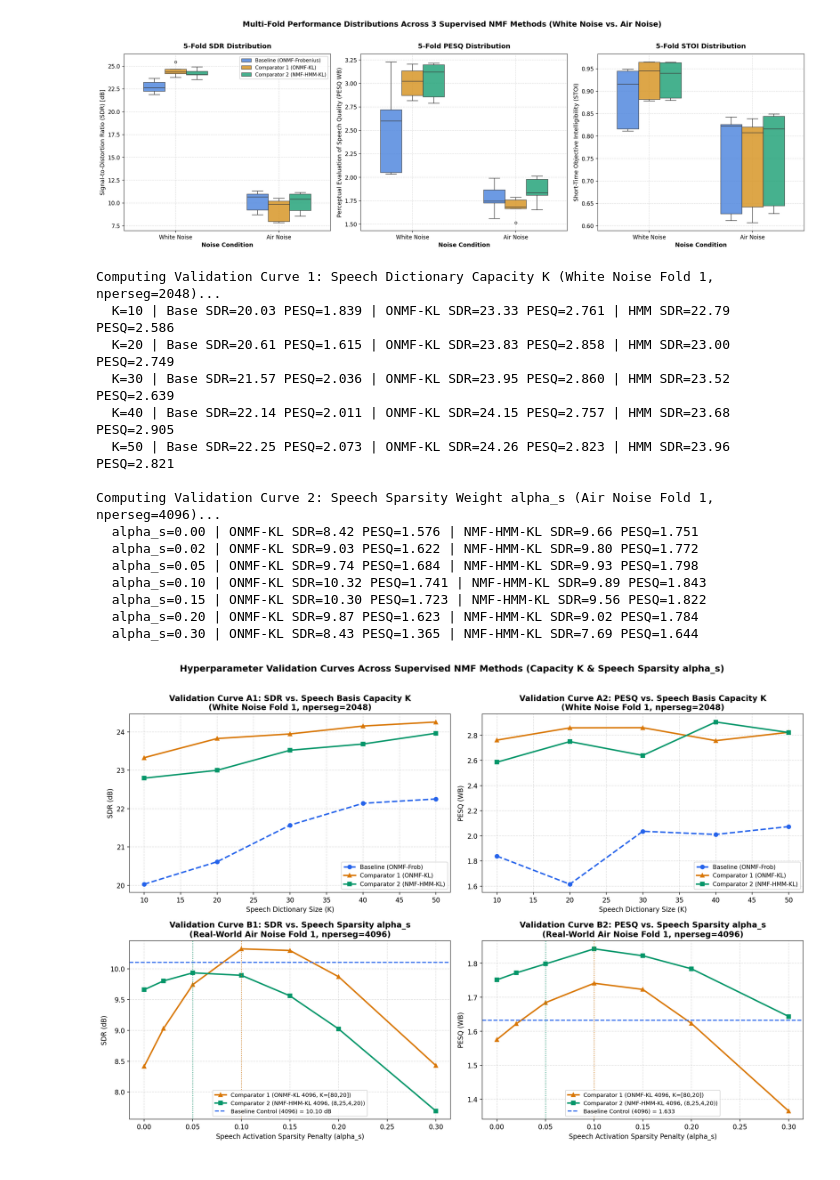
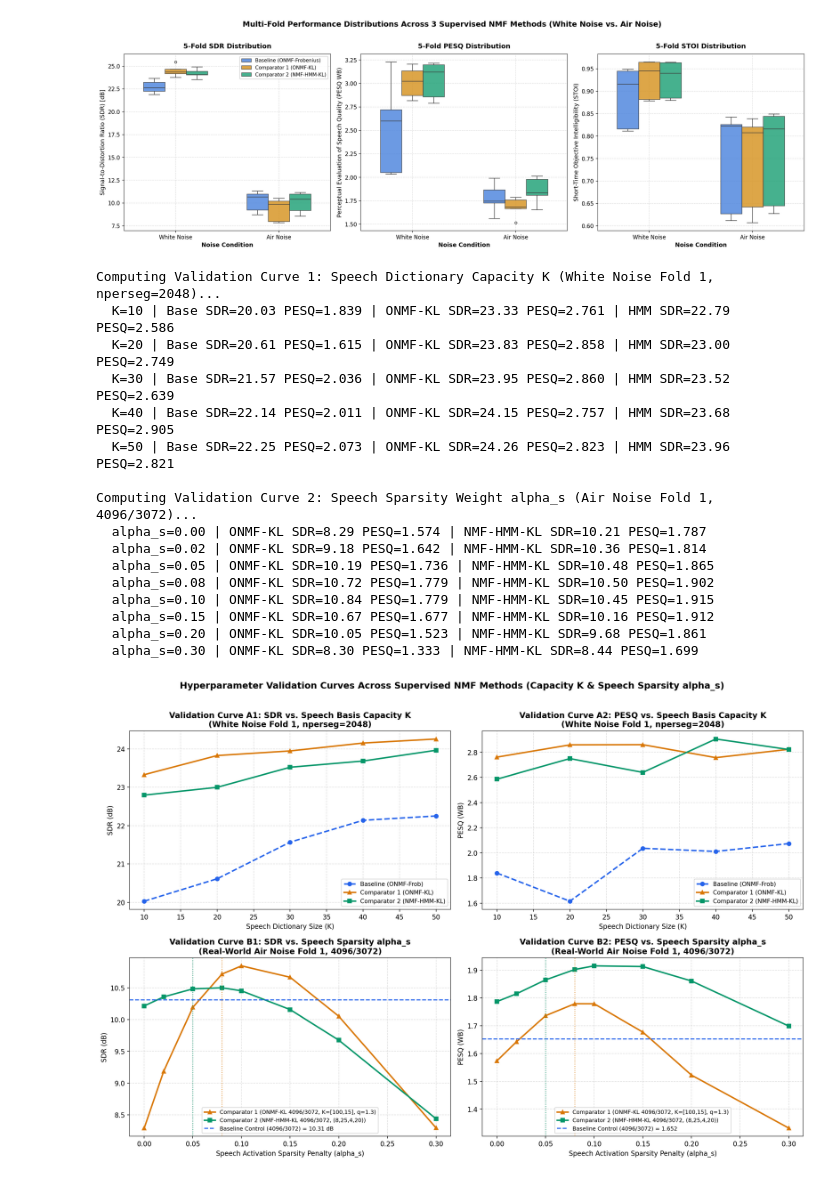
Before and after one commit to Subject-2407/nmf-speech-enhancement-benchmark, a Jupyter notebook: benchmarks/03_statistical_analysis.ipynb, the cells around one changed output. Drawn from its saved outputs; the diff is of its cells as text; code cells hidden in the pictures.

```diff
--- a/benchmarks/03_statistical_analysis.ipynb
+++ b/benchmarks/03_statistical_analysis.ipynb
@@ -994,31 +994,31 @@ for K in k_values:
 
     print(f"  K={K:2d} | Base SDR={rb['SDR']:.2f} PESQ={rb['PESQ']:.3f} | ONMF-KL SDR={r1['SDR']:.2f} PESQ={r1['PESQ']:.3f} | HMM SDR={r2['SDR']:.2f} PESQ={r2['PESQ']:.3f}")
 
-# 2. Speech Sparsity Weight alpha_s Sensitivity on Real-World Air Noise Fold 1 (nperseg=4096)
-_, _, stft_sp_4k_val = signal.stft(sp_train[:, 0] if sp_train.ndim > 1 else sp_train, rate_sp, nperseg=4096, noverlap=2048)
-_, _, stft_na_4k_val = signal.stft(n_air_train, rate_na, nperseg=4096, noverlap=2048)
-_, _, val_stft_a4k = signal.stft(val_mix_a, rate_s, nperseg=4096, noverlap=2048)
+# 2. Speech Sparsity Weight alpha_s Sensitivity on Real-World Air Noise Fold 1 (nperseg=4096, noverlap=3072)
+_, _, stft_sp_4k_val = signal.stft(sp_train[:, 0] if sp_train.ndim > 1 else sp_train, rate_sp, nperseg=4096, noverlap=3072)
+_, _, stft_na_4k_val = signal.stft(n_air_train, rate_na, nperseg=4096, noverlap=3072)
+_, _, val_stft_a4k = signal.stft(val_mix_a, rate_s, nperseg=4096, noverlap=3072)
 Spec_sp_4k_val, Spec_na_4k_val = np.abs(stft_sp_4k_val), np.abs(stft_na_4k_val)
 
 np.random.seed(RANDOM_SEED)
-bc_val_4k = Baseline_ONMF_Frobenius(n_components=[50, 10], iterations=100, alpha=100, nperseg=4096, noverlap=2048)
+bc_val_4k = Baseline_ONMF_Frobenius(n_components=[50, 10], iterations=100, alpha=100, nperseg=4096, noverlap=3072)
 bc_val_4k.fit_dictionaries(Spec_sp_4k_val, Spec_na_4k_val)
 sb_v4, nb_v4, _ = bc_val_4k.separate_fold(val_stft_a4k, fs=rate_s)
 r_bc_v4 = calculate_full_metrics(sb_v4, nb_v4, s_val_ref, na_val_ref, fs=rate_s)
 
 np.random.seed(RANDOM_SEED)
-kl_val_4k = Comparator1_ONMF_KL(n_components=[80, 20], iterations=100, alpha_s=0.0, wiener_q=1.0, nperseg=4096, noverlap=2048)
+kl_val_4k = Comparator1_ONMF_KL(n_components=[100, 15], iterations=100, alpha_s=0.0, wiener_q=1.3, nperseg=4096, noverlap=3072)
 kl_val_4k.fit_dictionaries(Spec_sp_4k_val, Spec_na_4k_val)
 
 np.random.seed(RANDOM_SEED)
 hm_val_4k = Comparator2_NMF_HMM_KL(n_states=8, k_speech_per_state=25, n_noise_states=4, k_noise_per_state=20,
-                                   em_iters=30, online_iters=15, stft_scale=1.0/32.0, alpha_s=0.0, nperseg=4096, noverlap=2048)
+                                   em_iters=30, online_iters=15, stft_scale=1.0/32.0, alpha_s=0.0, nperseg=4096, noverlap=3072)
 hm_val_4k.fit_dictionaries(Spec_sp_4k_val, Spec_na_4k_val)
 
-alpha_values = [0.00, 0.02, 0.05, 0.10, 0.15, 0.20, 0.30]
+alpha_values = [0.00, 0.02, 0.05, 0.08, 0.10, 0.15, 0.20, 0.30]
 alpha_curves = {"ONMF-KL": {"SDR": [], "PESQ": []}, "NMF-HMM-KL": {"SDR": [], "PESQ": []}}
 
-print("\nComputing Validation Curve 2: Speech Sparsity Weight alpha_s (Air Noise Fold 1, nperseg=4096)...")
+print("\nComputing Validation Curve 2: Speech Sparsity Weight alpha_s (Air Noise Fold 1, 4096/3072)...")
 for a_s in alpha_values:
     kl_val_4k.alpha_s = a_s
     np.random.seed(RANDOM_SEED)
@@ -1046,55 +1046,56 @@ axes[0, 0].set_xlabel("Speech Dictionary Size (K)"); axes[0, 0].set_ylabel("SDR
 axes[0, 0].legend(fontsize=8.8); axes[0, 0].grid(True)
 
 axes[0, 1].plot(k_values, k_curves["Baseline"]["PESQ"], 'o--', color='#2563EB', lw=2.2, label="Baseline (ONMF-Frob)")
 axes[0, 1].plot(k_values, k_curves["ONMF-KL"]["PESQ"], '^-', color='#D97706', lw=2.2, label="Comparator 1 (ONMF-KL)")
 axes[0, 1].plot(k_values, k_curves["NMF-HMM-KL"]["PESQ"], 's-', color='#059669', lw=2.2, label="Comparator 2 (NMF-HMM-KL)")
 axes[0, 1].set_title("Validation Curve A2: PESQ vs. Speech Basis Capacity K\n(White Noise Fold 1, nperseg=2048)", fontweight='bold')
 axes[0, 1].set_xlabel("Speech Dictionary Size (K)"); axes[0, 1].set_ylabel("PESQ (WB)")
 axes[0, 1].legend(fontsize=8.8); axes[0, 1].grid(True)
 
-# Row 1: Speech Sparsity alpha_s (Air Noise 4096)
-axes[1, 0].plot(alpha_values, alpha_curves["ONMF-KL"]["SDR"], '^-', color='#D97706', lw=2.2, label="Comparator 1 (ONMF-KL 4096, K=[80,20])")
-axes[1, 0].plot(alpha_values, alpha_curves["NMF-HMM-KL"]["SDR"], 's-', color='#059669', lw=2.2, label="Comparator 2 (NMF-HMM-KL 4096, (8,25,4,20))")
-axes[1, 0].axhline(r_bc_v4["SDR"], color='#2563EB', ls='--', lw=1.6, label=f"Baseline Control (4096) = {r_bc_v4['SDR']:.2f} dB")
-axes[1, 0].axvline(0.10, color='#D97706', ls=':', lw=1.2, alpha=0.8)
+# Row 1: Speech Sparsity alpha_s (Air Noise 4096/3072)
+axes[1, 0].plot(alpha_values, alpha_curves["ONMF-KL"]["SDR"], '^-', color='#D97706', lw=2.2, label="Comparator 1 (ONMF-KL 4096/3072, K=[100,15], q=1.3)")
+axes[1, 0].plot(alpha_values, alpha_curves["NMF-HMM-KL"]["SDR"], 's-', color='#059669', lw=2.2, label="Comparator 2 (NMF-HMM-KL 4096/3072, (8,25,4,20))")
+axes[1, 0].axhline(r_bc_v4["SDR"], color='#2563EB', ls='--', lw=1.6, label=f"Baseline Control (4096/3072) = {r_bc_v4['SDR']:.2f} dB")
+axes[1, 0].axvline(0.08, color='#D97706', ls=':', lw=1.2, alpha=0.8)
 axes[1, 0].axvline(0.05, color='#059669', ls=':', lw=1.2, alpha=0.8)
-axes[1, 0].set_title("Validation Curve B1: SDR vs. Speech Sparsity alpha_s\n(Real-World Air Noise Fold 1, nperseg=4096)", fontweight='bold')
+axes[1, 0].set_title("Validation Curve B1: SDR vs. Speech Sparsity alpha_s\n(Real-World Air Noise Fold 1, 4096/3072)", fontweight='bold')
 axes[1, 0].set_xlabel("Speech Activation Sparsity Penalty (alpha_s)"); axes[1, 0].set_ylabel("SDR (dB)")
-axes[1, 0].legend(fontsize=8.5); axes[1, 0].grid(True)
+axes[1, 0].legend(fontsize=8.3); axes[1, 0].grid(True)
 
-axes[1, 1].plot(alpha_values, alpha_curves["ONMF-KL"]["PESQ"], '^-', color='#D97706', lw=2.2, label="Comparator 1 (ONMF-KL 4096, K=[80,20])")
-axes[1, 1].plot(alpha_values, alpha_curves["NMF-HMM-KL"]["PESQ"], 's-', color='#059669', lw=2.2, label="Comparator 2 (NMF-HMM-KL 4096, (8,25,4,20))")
-axes[1, 1].axhline(r_bc_v4["PESQ"], color='#2563EB', ls='--', lw=1.6, label=f"Baseline Control (4096) = {r_bc_v4['PESQ']:.3f}")
-axes[1, 1].axvline(0.10, color='#D97706', ls=':', lw=1.2, alpha=0.8)
+axes[1, 1].plot(alpha_values, alpha_curves["ONMF-KL"]["PESQ"], '^-', color='#D97706', lw=2.2, label="Comparator 1 (ONMF-KL 4096/3072, K=[100,15], q=1.3)")
+axes[1, 1].plot(alpha_values, alpha_curves["NMF-HMM-KL"]["PESQ"], 's-', color='#059669', lw=2.2, label="Comparator 2 (NMF-HMM-KL 4096/3072, (8,25,4,20))")
+axes[1, 1].axhline(r_bc_v4["PESQ"], color='#2563EB', ls='--', lw=1.6, label=f"Baseline Control (4096/3072) = {r_bc_v4['PESQ']:.3f}")
+axes[1, 1].axvline(0.08, color='#D97706', ls=':', lw=1.2, alpha=0.8)
 axes[1, 1].axvline(0.05, color='#059669', ls=':', lw=1.2, alpha=0.8)
-axes[1, 1].set_title("Validation Curve B2: PESQ vs. Speech Sparsity alpha_s\n(Real-World Air Noise Fold 1, nperseg=4096)", fontweight='bold')
+axes[1, 1].set_title("Validation Curve B2: PESQ vs. Speech Sparsity alpha_s\n(Real-World Air Noise Fold 1, 4096/3072)", fontweight='bold')
 axes[1, 1].set_xlabel("Speech Activation Sparsity Penalty (alpha_s)"); axes[1, 1].set_ylabel("PESQ (WB)")
-axes[1, 1].legend(fontsize=8.5); axes[1, 1].grid(True)
+axes[1, 1].legend(fontsize=8.3); axes[1, 1].grid(True)
 
 plt.suptitle("Hyperparameter Validation Curves Across Supervised NMF Methods (Capacity K & Speech Sparsity alpha_s)",
              fontsize=13.5, fontweight='bold', y=1.01)
 plt.tight_layout()
 val_path = os.path.join(figures_dir, "validation_curve.png")
 plt.savefig(val_path, dpi=170, bbox_inches='tight')
 plt.close()
 display(Image(filename=val_path))
 # %% [output]
 Computing Validation Curve 1: Speech Dictionary Capacity K (White Noise Fold 1, nperseg=2048)...
   K=10 | Base SDR=20.03 PESQ=1.839 | ONMF-KL SDR=23.33 PESQ=2.761 | HMM SDR=22.79 PESQ=2.586
   K=20 | Base SDR=20.61 PESQ=1.615 | ONMF-KL SDR=23.83 PESQ=2.858 | HMM SDR=23.00 PESQ=2.749
   K=30 | Base SDR=21.57 PESQ=2.036 | ONMF-KL SDR=23.95 PESQ=2.860 | HMM SDR=23.52 PESQ=2.639
   K=40 | Base SDR=22.14 PESQ=2.011 | ONMF-KL SDR=24.15 PESQ=2.757 | HMM SDR=23.68 PESQ=2.905
   K=50 | Base SDR=22.25 PESQ=2.073 | ONMF-KL SDR=24.26 PESQ=2.823 | HMM SDR=23.96 PESQ=2.821
 
-Computing Validation Curve 2: Speech Sparsity Weight alpha_s (Air Noise Fold 1, nperseg=4096)...
-  alpha_s=0.00 | ONMF-KL SDR=8.42 PESQ=1.576 | NMF-HMM-KL SDR=9.66 PESQ=1.751
-  alpha_s=0.02 | ONMF-KL SDR=9.03 PESQ=1.622 | NMF-HMM-KL SDR=9.80 PESQ=1.772
-  alpha_s=0.05 | ONMF-KL SDR=9.74 PESQ=1.684 | NMF-HMM-KL SDR=9.93 PESQ=1.798
-  alpha_s=0.10 | ONMF-KL SDR=10.32 PESQ=1.741 | NMF-HMM-KL SDR=9.89 PESQ=1.843
-  alpha_s=0.15 | ONMF-KL SDR=10.30 PESQ=1.723 | NMF-HMM-KL SDR=9.56 PESQ=1.822
-  alpha_s=0.20 | ONMF-KL SDR=9.87 PESQ=1.623 | NMF-HMM-KL SDR=9.02 PESQ=1.784
-  alpha_s=0.30 | ONMF-KL SDR=8.43 PESQ=1.365 | NMF-HMM-KL SDR=7.69 PESQ=1.644
+Computing Validation Curve 2: Speech Sparsity Weight alpha_s (Air Noise Fold 1, 4096/3072)...
+  alpha_s=0.00 | ONMF-KL SDR=8.29 PESQ=1.574 | NMF-HMM-KL SDR=10.21 PESQ=1.787
+  alpha_s=0.02 | ONMF-KL SDR=9.18 PESQ=1.642 | NMF-HMM-KL SDR=10.36 PESQ=1.814
+  alpha_s=0.05 | ONMF-KL SDR=10.19 PESQ=1.736 | NMF-HMM-KL SDR=10.48 PESQ=1.865
+  alpha_s=0.08 | ONMF-KL SDR=10.72 PESQ=1.779 | NMF-HMM-KL SDR=10.50 PESQ=1.902
+  alpha_s=0.10 | ONMF-KL SDR=10.84 PESQ=1.779 | NMF-HMM-KL SDR=10.45 PESQ=1.915
+  alpha_s=0.15 | ONMF-KL SDR=10.67 PESQ=1.677 | NMF-HMM-KL SDR=10.16 PESQ=1.912
+  alpha_s=0.20 | ONMF-KL SDR=10.05 PESQ=1.523 | NMF-HMM-KL SDR=9.68 PESQ=1.861
+  alpha_s=0.30 | ONMF-KL SDR=8.30 PESQ=1.333 | NMF-HMM-KL SDR=8.44 PESQ=1.699
-[figure, old version]
+[figure, new version]
 # %% [markdown]
 ### 3. Scientific Synthesis & Discussion (Default Audited Track — `nperseg = 2048`)
 
```
Also changed, not shown: parts of 10 cells of this notebook, 16 other files.
